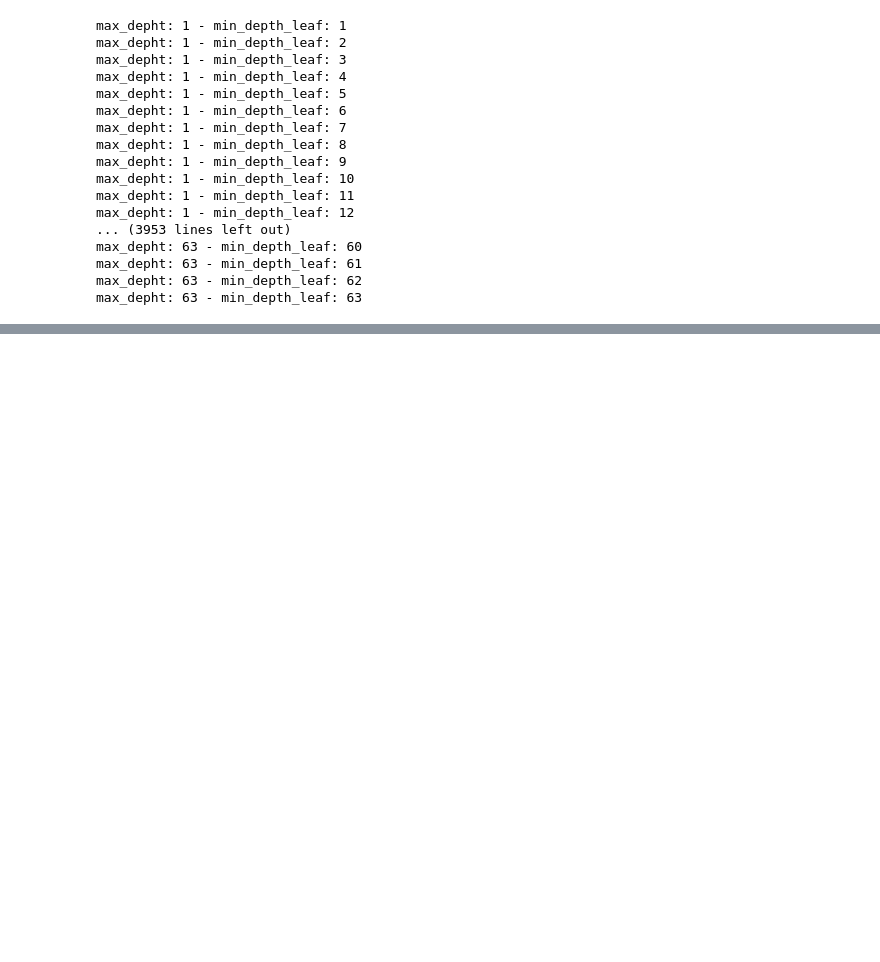
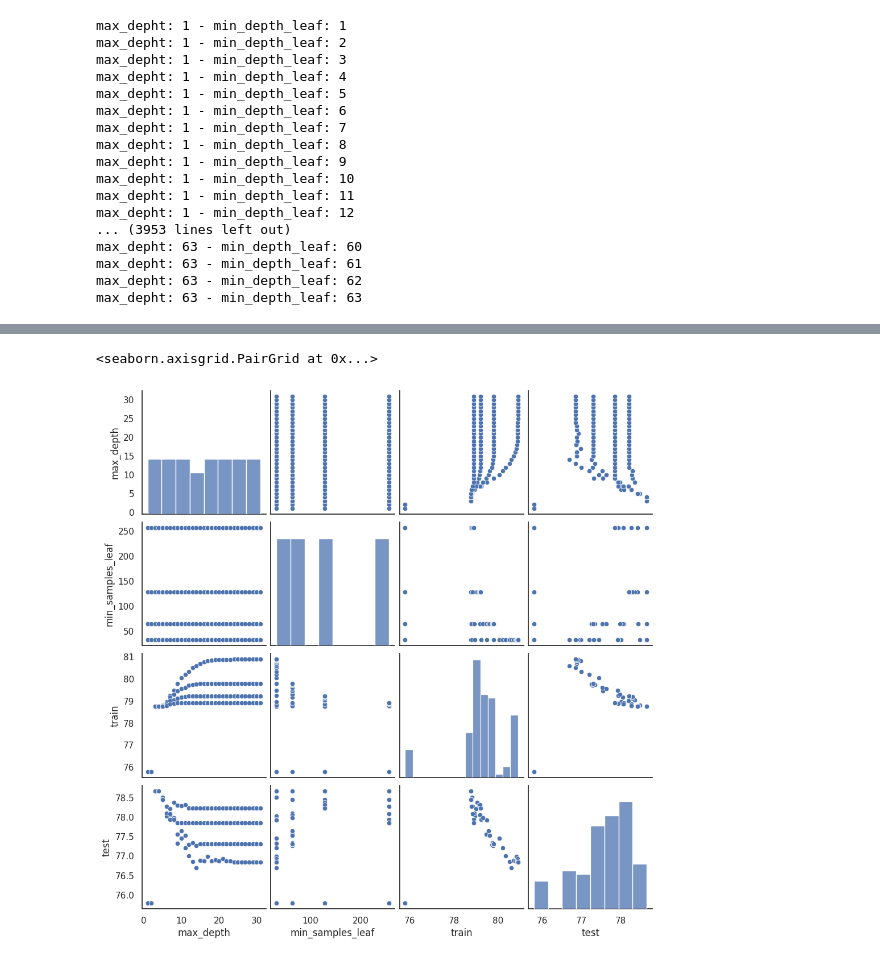
Before and after one commit to celioso/MachineLearningOptimizaciondemodelosatravesdehiperpar-metros, a Jupyter notebook: Introduccion_a_Machine_Learning_Optimizacion.ipynb, the cells around one changed output, grey strips where cells are left out. Saved outputs shown, nothing was run; the diff lists cells and outputs as text; code cells hidden in the pictures; blank space fills up the shorter version.

```diff
--- a/Introduccion_a_Machine_Learning_Optimizacion.ipynb
+++ b/Introduccion_a_Machine_Learning_Optimizacion.ipynb
@@ -269,0 +365,5 @@ max_depht: 63 - min_depth_leaf: 63
+# %%
+sns.pairplot(resultados)
+# %% [output]
+<seaborn.axisgrid.PairGrid at 0x...>
+[figure, added]
```
Also changed, not shown: parts of 9 cells of this notebook, 1 other file.
